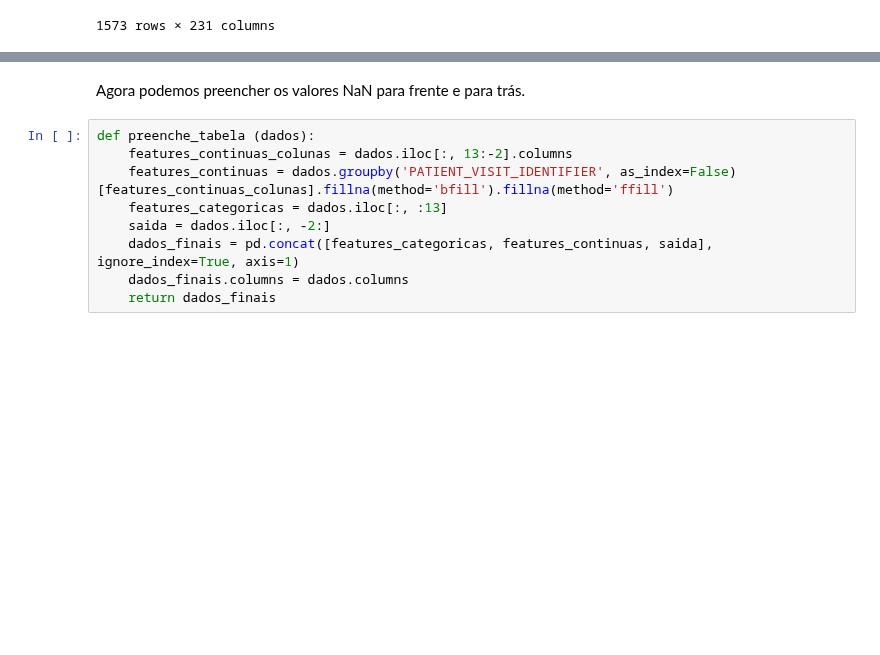
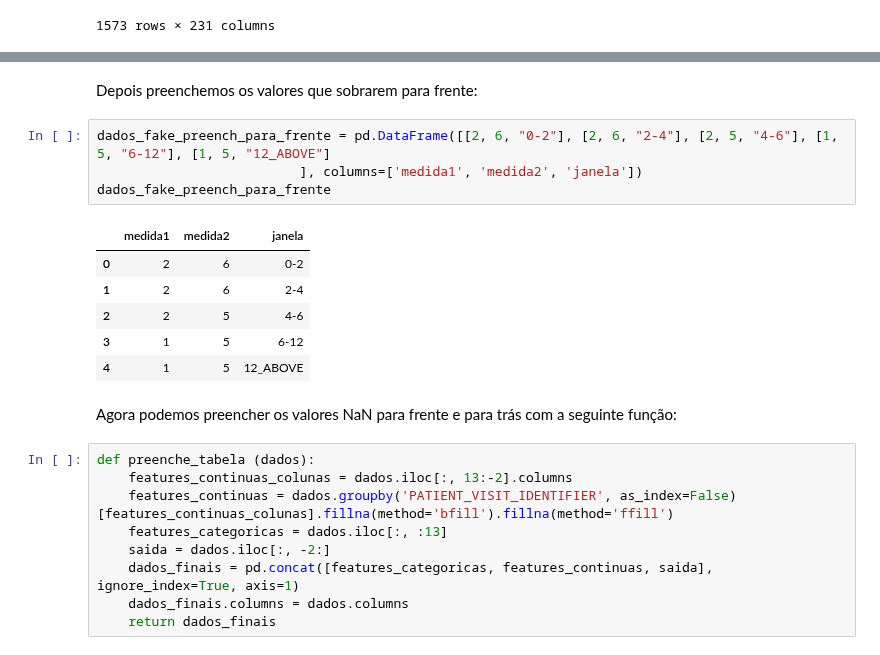
Before and after one commit to VitorFRodrigues/Data-Science-Bootcamp, a Jupyter notebook: Proj05_final/Notebook/Bootcamp_Proj_05.ipynb, the cells around one changed output, grey strips where cells are left out. Cells and saved outputs as stored; diff of their text form; blank space fills up the shorter version.

```diff
--- a/Proj05_final/Notebook/Bootcamp_Proj_05.ipynb
+++ b/Proj05_final/Notebook/Bootcamp_Proj_05.ipynb
@@ -325,5 +375,18 @@ dados_limpos
+# %% [markdown]
+Depois preenchemos os valores que sobrarem para frente:
+# %%
+dados_fake_preench_para_frente = pd.DataFrame([[2, 6, "0-2"], [2, 6, "2-4"], [2, 5, "4-6"], [1, 5, "6-12"], [1, 5, "12_ABOVE"]
+                          ], columns=['medida1', 'medida2', 'janela'])
+dados_fake_preench_para_frente
+# %% [output]
+|  | medida1 | medida2 | janela |
+| 0 | 2 | 6 | 0-2 |
+| 1 | 2 | 6 | 2-4 |
+| 2 | 2 | 5 | 4-6 |
+| 3 | 1 | 5 | 6-12 |
+| 4 | 1 | 5 | 12_ABOVE |
 # %% [markdown]
-Agora podemos preencher os valores NaN para frente e para trás.
+Agora podemos preencher os valores NaN para frente e para trás com a seguinte função:
 # %%
 def preenche_tabela (dados):
     features_continuas_colunas = dados.iloc[:, 13:-2].columns
```
Also changed, not shown: parts of 52 cells of this notebook.
